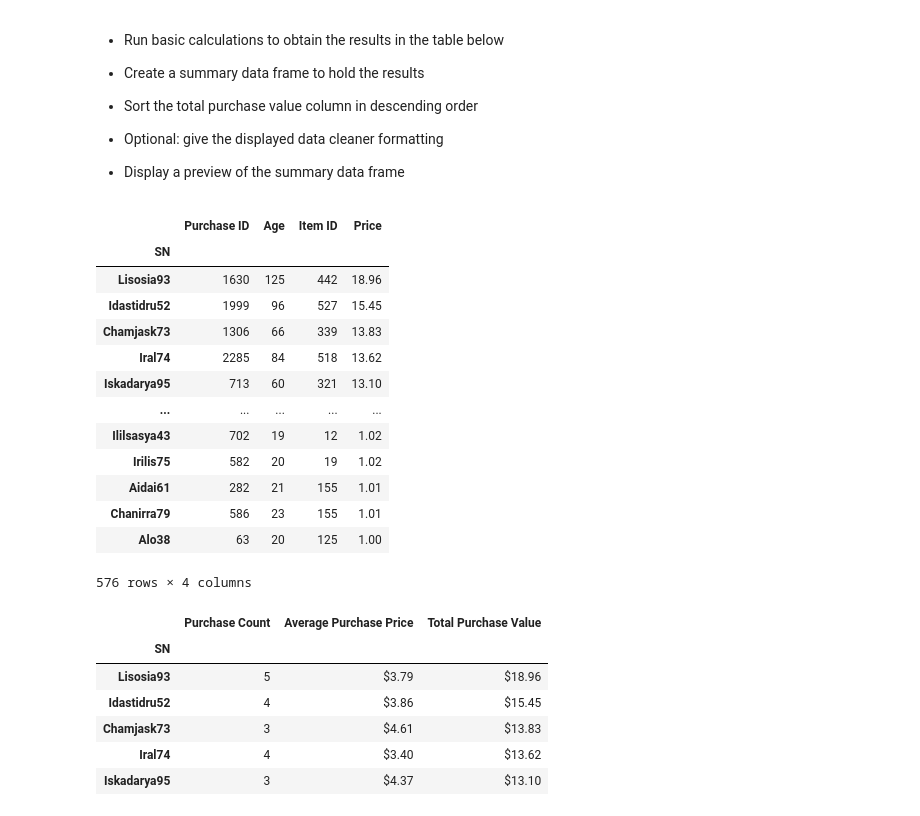
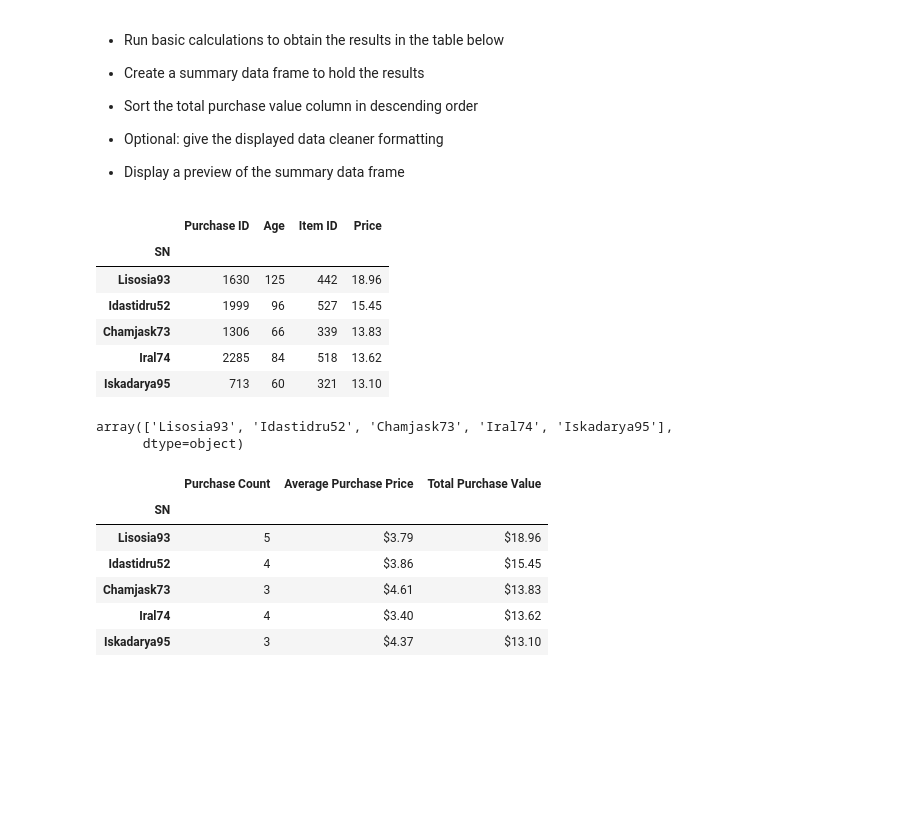
Before and after one commit to Lareena/Heroes_of_Pymoli, a Jupyter notebook: HeroesOfPymoli_starter - Copy.ipynb, the cells around one changed output. Drawn from its saved outputs; the diff is of its cells as text; code cells hidden in the pictures; blank space fills up the shorter version.

```diff
--- a/HeroesOfPymoli_starter - Copy.ipynb
+++ b/HeroesOfPymoli_starter - Copy.ipynb
@@ -333,29 +392,26 @@ age_purch_df
 # %%
 # Group by SN to get information by each unique username
 top_spend_group = purchase_data_df.groupby(['SN'])
 
 # Sum the spending by each user and sort in descending order to find the top 5 spenders then put into a dataframe
 top_spend_df = pd.DataFrame(top_spend_group.sum().sort_values('Price',ascending=False))
-top_spend_df
+top_spend_df.head(5)
 # %% [output]
 |  | Purchase ID | Age | Item ID | Price |
 | SN |  |  |  |  |
 | Lisosia93 | 1630 | 125 | 442 | 18.96 |
 | Idastidru52 | 1999 | 96 | 527 | 15.45 |
 | Chamjask73 | 1306 | 66 | 339 | 13.83 |
 | Iral74 | 2285 | 84 | 518 | 13.62 |
 | Iskadarya95 | 713 | 60 | 321 | 13.10 |
-| ... | ... | ... | ... | ... |
-| Ililsasya43 | 702 | 19 | 12 | 1.02 |
-| Irilis75 | 582 | 20 | 19 | 1.02 |
-| Aidai61 | 282 | 21 | 155 | 1.01 |
-| Chanirra79 | 586 | 23 | 155 | 1.01 |
-| Alo38 | 63 | 20 | 125 | 1.00 |
-576 rows × 4 columns
 # %%
 #use the SN index values from the first 5 rows of data and put into a list
 
 top5_spenders_SN = top_spend_df.index.values[0:5]
+top5_spenders_SN
+# %% [output]
+array(['Lisosia93', 'Idastidru52', 'Chamjask73', 'Iral74', 'Iskadarya95'],
+      dtype=object)
 # %%
 # Get all rows from purchase_data where the SN is in the top5_spenders_SN
 top5_spenders_df = purchase_data_df[purchase_data_df['SN'].isin(top5_spenders_SN)]
```
Also changed, not shown: parts of 8 cells of this notebook.
